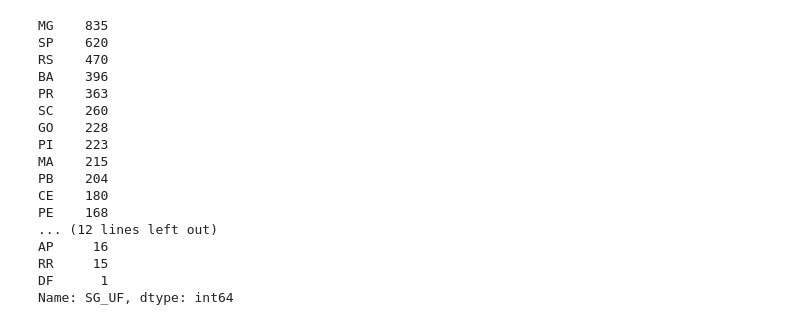
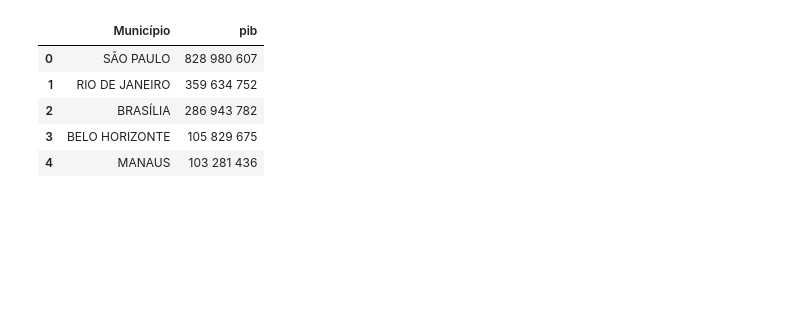
Before and after one commit to luisArthurRodriguesDaSilva/analise-eleicoes-brasileiras-2022, a Jupyter notebook: apresentações/apresentaçãov2.ipynb, the cells around one changed output. Saved outputs shown, nothing was run; the diff lists cells and outputs as text; code cells hidden in the pictures; blank space fills up the shorter version.

```diff
--- a/apresentações/apresentaçãov2.ipynb
+++ b/apresentações/apresentaçãov2.ipynb
@@ -69,20 +15,0 @@ See the caveats in the documentation: https://pandas.pydata.org/pandas-docs/stab
-# %%
-pp_df['SG_UF'].value_counts()
-# %% [output]
-MG    835
-SP    620
-RS    470
-BA    396
-PR    363
-SC    260
-GO    228
-PI    223
-MA    215
-PB    204
-CE    180
-PE    168
-... (12 lines left out)
-AP     16
-RR     15
-DF      1
-Name: SG_UF, dtype: int64
@@ -90,0 +16,13 @@ pp_df.to_csv('pp_lula_by_municipio.csv', index=False)
+# %%
+pib_df = pd.read_html('https://pt.wikipedia.org/wiki/Lista_de_munic%C3%ADpios_do_Brasil_por_PIB')[0]
+pib_df = pib_df.rename(columns={"Produto Interno Bruto (em R$ 1 000)":"pib"})
+pib_df['Município'] = pib_df['Município'].apply(str.upper)
+pib_df = pib_df[['Município','pib']]
+pib_df.head()
+# %% [output]
+|  | Município | pib |
+| 0 | SÃO PAULO | 828 980 607 |
+| 1 | RIO DE JANEIRO | 359 634 752 |
+| 2 | BRASÍLIA | 286 943 782 |
+| 3 | BELO HORIZONTE | 105 829 675 |
+| 4 | MANAUS | 103 281 436 |
```
Also changed, not shown: parts of 11 cells of this notebook.
